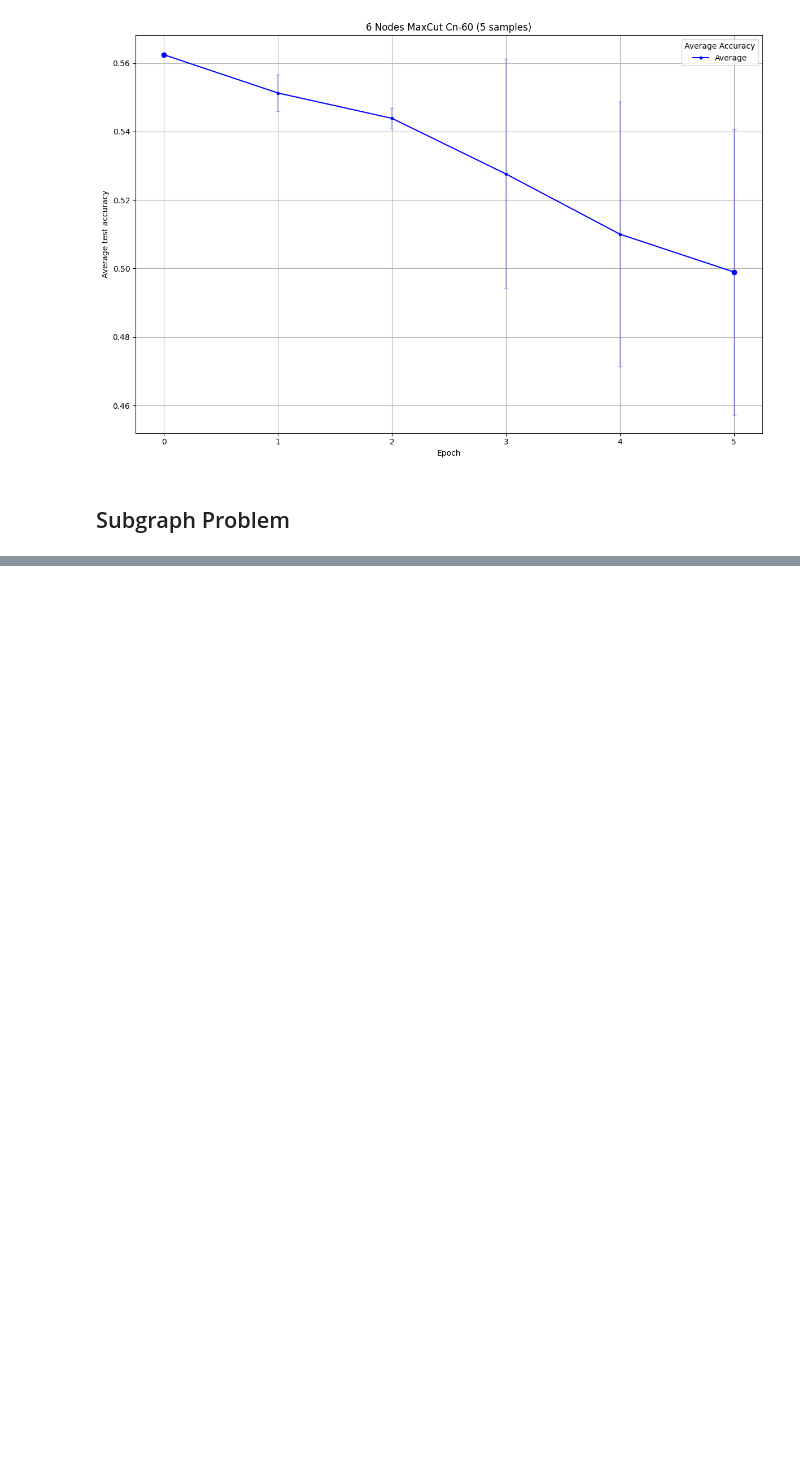
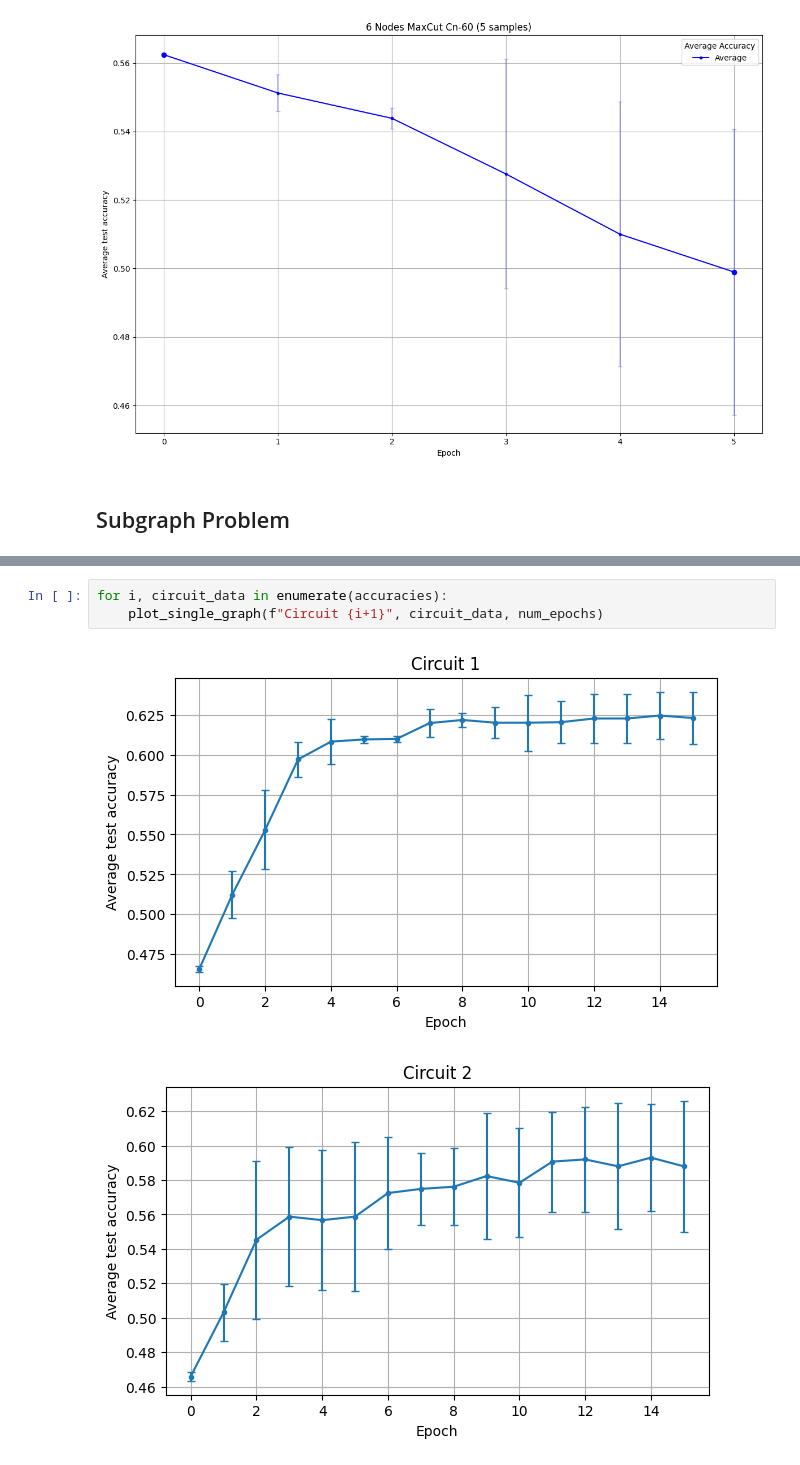
Before and after one commit to dmytro8765/graph-qml, a Jupyter notebook: Graph_ML/results_plotting_final.ipynb, the cells around one changed output, grey strips where cells are left out. Drawn from its saved outputs; the diff is of its cells as text; blank space fills up the shorter version.

```diff
--- a/Graph_ML/results_plotting_final.ipynb
+++ b/Graph_ML/results_plotting_final.ipynb
@@ -685,0 +695,6 @@ plot_graph("6 Qubits - Subgraph Problem", accuracies, num_epochs)
+# %%
+for i, circuit_data in enumerate(accuracies):
+    plot_single_graph(f"Circuit {i+1}", circuit_data, num_epochs)
+# %% [output]
+[figure, added]
+[figure, added]
```
Also changed, not shown: parts of 6 cells of this notebook, 21 other files.
